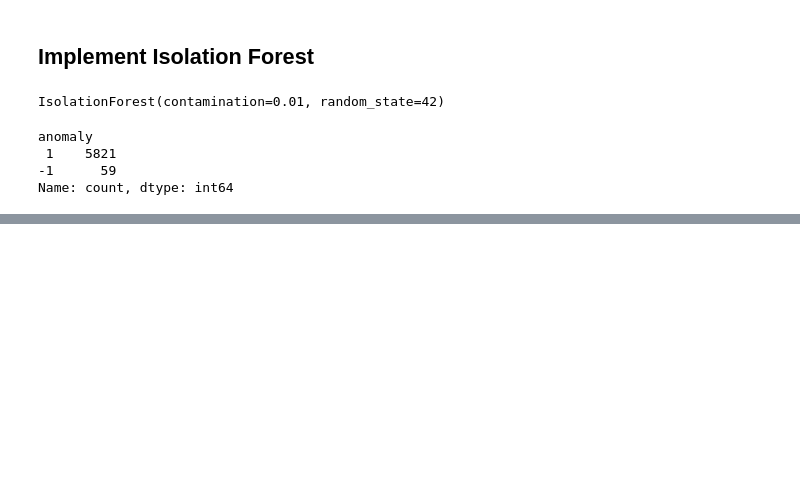
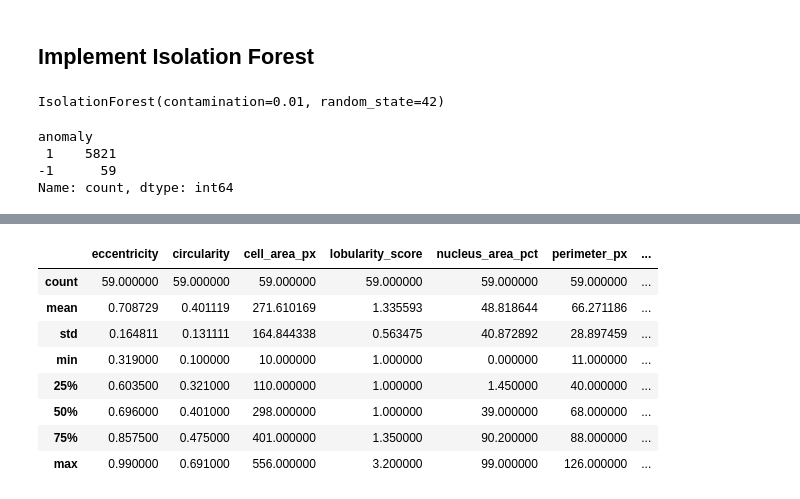
Before and after one commit to Aakashdeepsangwan/Machine-Learning, a Jupyter notebook: Isolation_Forest/X_selected.ipynb, the cells around one changed output, grey strips where cells are left out. Drawn from its saved outputs; the diff is of its cells as text; code cells hidden in the pictures; blank space fills up the shorter version.

```diff
--- a/Isolation_Forest/X_selected.ipynb
+++ b/Isolation_Forest/X_selected.ipynb
@@ -81,0 +84,13 @@ plt.show()
+# %%
+### Compare anomaly features with normal ones
+df[df['anomaly'] == -1].describe()
+# %% [output]
+|  | eccentricity | circularity | cell_area_px | lobularity_score | nucleus_area_pct | perimeter_px | ... |
+| count | 59.000000 | 59.000000 | 59.000000 | 59.000000 | 59.000000 | 59.000000 | ... |
+| mean | 0.708729 | 0.401119 | 271.610169 | 1.335593 | 48.818644 | 66.271186 | ... |
+| std | 0.164811 | 0.131111 | 164.844338 | 0.563475 | 40.872892 | 28.897459 | ... |
+| min | 0.319000 | 0.100000 | 10.000000 | 1.000000 | 0.000000 | 11.000000 | ... |
+| 25% | 0.603500 | 0.321000 | 110.000000 | 1.000000 | 1.450000 | 40.000000 | ... |
+| 50% | 0.696000 | 0.401000 | 298.000000 | 1.000000 | 39.000000 | 68.000000 | ... |
+| 75% | 0.857500 | 0.475000 | 401.000000 | 1.350000 | 90.200000 | 88.000000 | ... |
+| max | 0.990000 | 0.691000 | 556.000000 | 3.200000 | 99.000000 | 126.000000 | ... |
```
Also changed, not shown: parts of 2 cells of this notebook.
